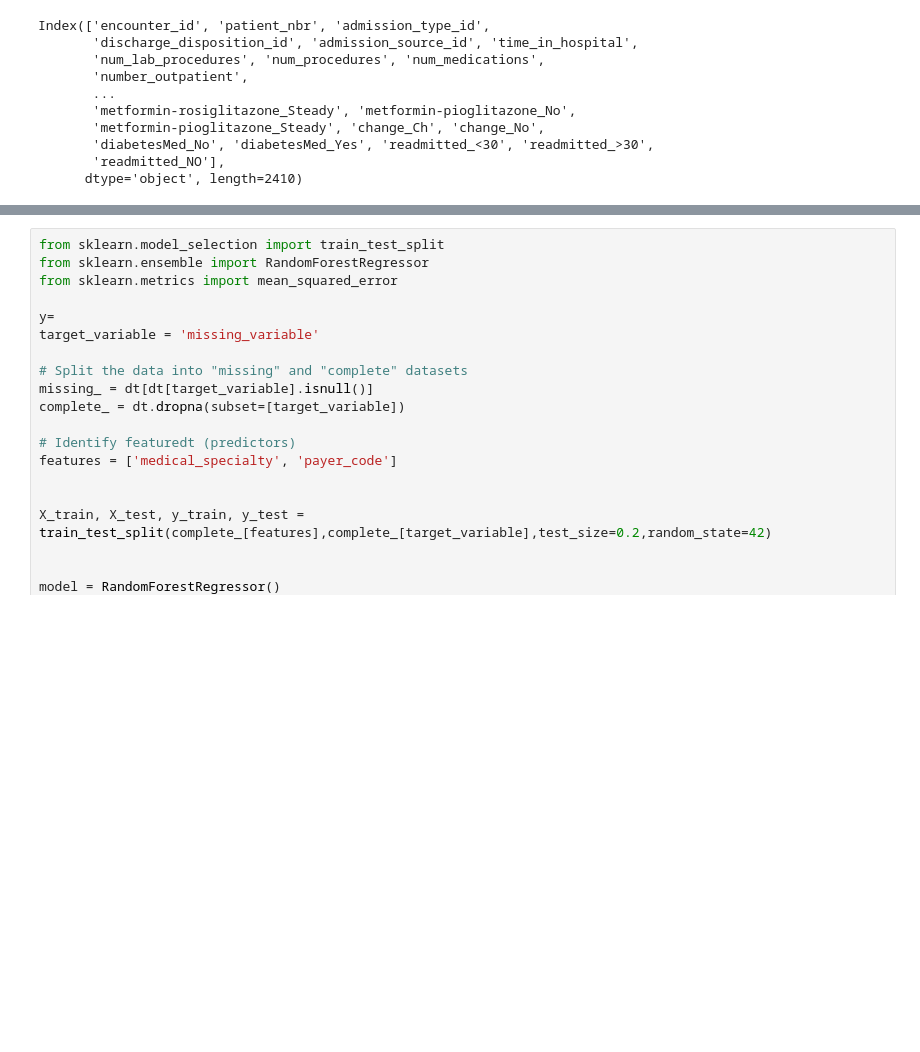
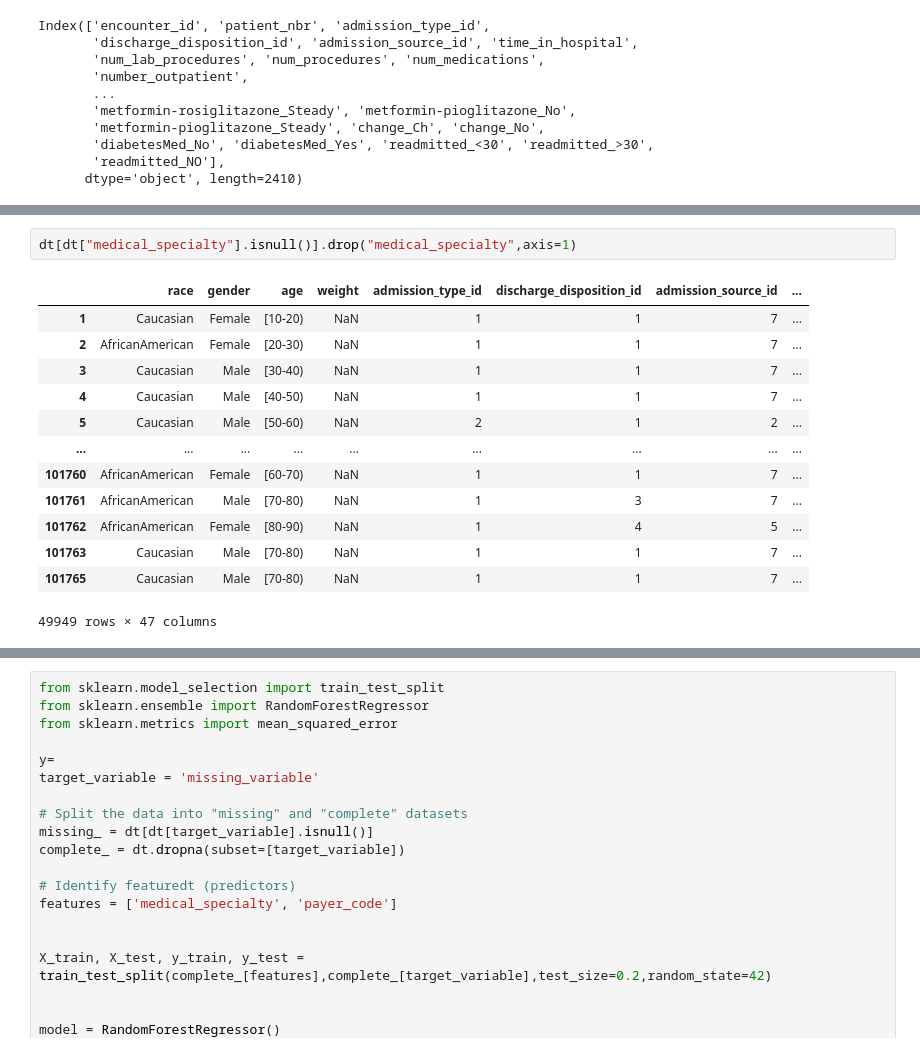
Before and after one commit to lauraah10/QW-Projects, a Jupyter notebook: Project2_QW.ipynb, the cells around one changed output, grey strips where cells are left out. Saved outputs shown, nothing was run; the diff lists cells and outputs as text; blank space fills up the shorter version.

```diff
--- a/Project2_QW.ipynb
+++ b/Project2_QW.ipynb
@@ -345,0 +478,16 @@ x.shape
+# %%
+dt[dt["medical_specialty"].isnull()].drop("medical_specialty",axis=1)
+# %% [output]
+|  | race | gender | age | weight | admission_type_id | discharge_disposition_id | admission_source_id | ... |
+| 1 | Caucasian | Female | [10-20) | NaN | 1 | 1 | 7 | ... |
+| 2 | AfricanAmerican | Female | [20-30) | NaN | 1 | 1 | 7 | ... |
+| 3 | Caucasian | Male | [30-40) | NaN | 1 | 1 | 7 | ... |
+| 4 | Caucasian | Male | [40-50) | NaN | 1 | 1 | 7 | ... |
+| 5 | Caucasian | Male | [50-60) | NaN | 2 | 1 | 2 | ... |
+| ... | ... | ... | ... | ... | ... | ... | ... | ... |
+| 101760 | AfricanAmerican | Female | [60-70) | NaN | 1 | 1 | 7 | ... |
+| 101761 | AfricanAmerican | Male | [70-80) | NaN | 1 | 3 | 7 | ... |
+| 101762 | AfricanAmerican | Female | [80-90) | NaN | 1 | 4 | 5 | ... |
+| 101763 | Caucasian | Male | [70-80) | NaN | 1 | 1 | 7 | ... |
+| 101765 | Caucasian | Male | [70-80) | NaN | 1 | 1 | 7 | ... |
+49949 rows × 47 columns
```
Also changed, not shown: parts of 35 cells of this notebook.
